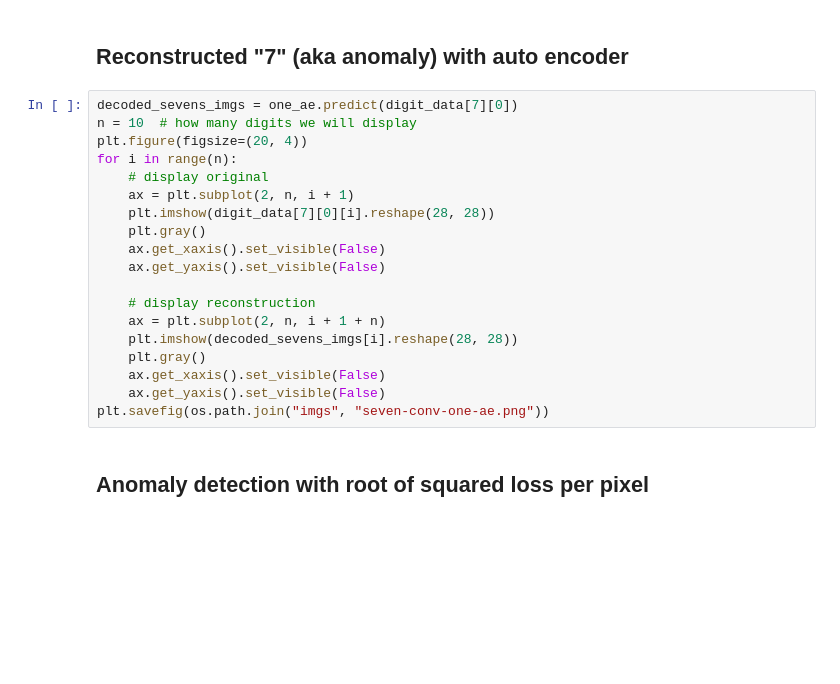
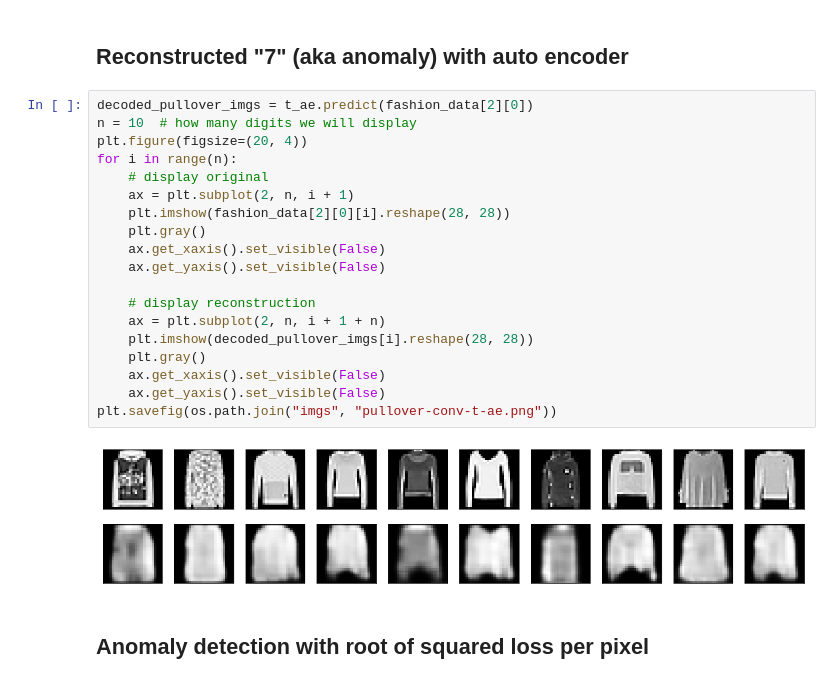
Before and after one commit to ChiShao/cnn-auto-encoder, a Jupyter notebook: conv-autoencoder-fashion.ipynb, the cells around one changed output. Cells and saved outputs as stored; diff of their text form; blank space fills up the shorter version.

```diff
--- a/conv-autoencoder-fashion.ipynb
+++ b/conv-autoencoder-fashion.ipynb
@@ -389,24 +423,26 @@ plt.savefig(os.path.join("imgs", "one-conv-ae.png"))
 # %% [markdown]
 ## Reconstructed "7" (aka anomaly) with auto encoder
 # %%
-decoded_sevens_imgs = one_ae.predict(digit_data[7][0])
+decoded_pullover_imgs = t_ae.predict(fashion_data[2][0])
 n = 10  # how many digits we will display
 plt.figure(figsize=(20, 4))
 for i in range(n):
     # display original
     ax = plt.subplot(2, n, i + 1)
-    plt.imshow(digit_data[7][0][i].reshape(28, 28))
+    plt.imshow(fashion_data[2][0][i].reshape(28, 28))
     plt.gray()
     ax.get_xaxis().set_visible(False)
     ax.get_yaxis().set_visible(False)
 
     # display reconstruction
     ax = plt.subplot(2, n, i + 1 + n)
-    plt.imshow(decoded_sevens_imgs[i].reshape(28, 28))
+    plt.imshow(decoded_pullover_imgs[i].reshape(28, 28))
     plt.gray()
     ax.get_xaxis().set_visible(False)
     ax.get_yaxis().set_visible(False)
-plt.savefig(os.path.join("imgs", "seven-conv-one-ae.png"))
+plt.savefig(os.path.join("imgs", "pullover-conv-t-ae.png"))
+# %% [output]
+[figure, added]
 # %% [markdown]
 ## Anomaly detection with root of squared loss per pixel
 # %%
```
Also changed, not shown: parts of 23 cells of this notebook, 1 other file.
